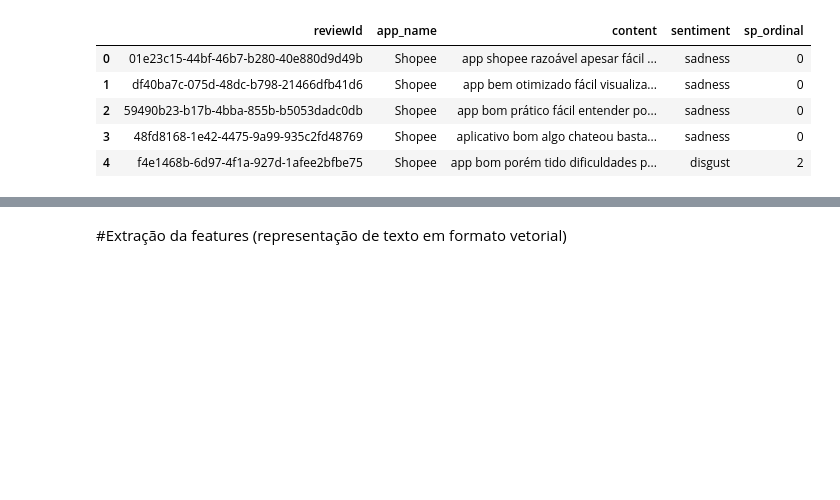
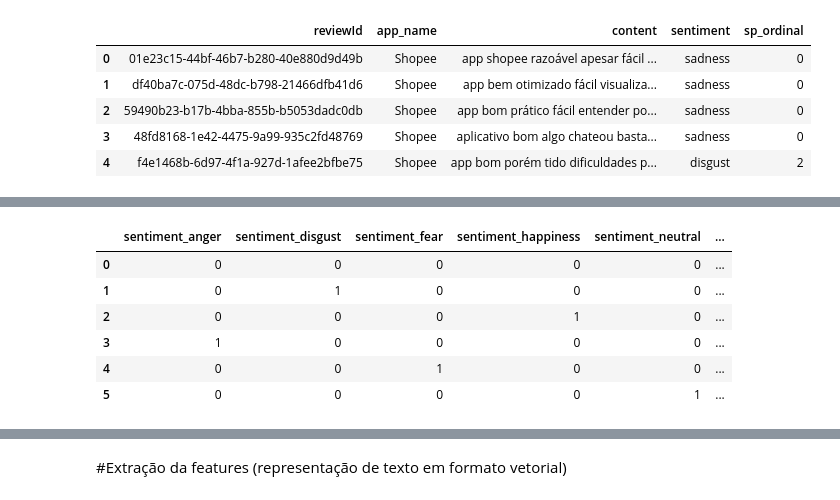
Before and after one commit to Kalidsa/Projeto-de-Minera-o-de-Textos---CDII, a Jupyter notebook: Mineração_de_textos.ipynb, the cells around one changed output, grey strips where cells are left out. Cells and saved outputs as stored; diff of their text form; code cells hidden in the pictures; blank space fills up the shorter version.

Commit message:
Realização da transformação de dados da coluna 'sentiment', que é nominal, para uma coluna númerica 'sentiment_binary' utilizando OnehotEncoder do sklearn.preprocessing.

```diff
--- a/Mineração_de_textos.ipynb
+++ b/Mineração_de_textos.ipynb
@@ -283,0 +299,5 @@ See the caveats in the documentation: https://pandas.pydata.org/pandas-docs/stab
+# %%
+sent_val = dados_noticias2['sentiment'].unique()
+
+sent_val_dft = pd.DataFrame(sent_val, columns=['sentiment'])
+sent_val_dft
@@ -283,0 +312,23 @@ See the caveats in the documentation: https://pandas.pydata.org/pandas-docs/stab
+# %%
+from sklearn.preprocessing import OneHotEncoder
+import pandas as pd
+
+sent = {'sentiment':[sent_val[0], sent_val[1],sent_val[2], sent_val[3], sent_val[4],sent_val[5]]}
+sent = pd.DataFrame(sent, columns=['sentiment'])
+
+# Inicializar o OneHotEncoder
+one_hot_encoder = OneHotEncoder(sparse=False)
+one_hot_encoded = one_hot_encoder.fit_transform(sent[['sentiment']]).astype(int)
+
+
+sent_dft = pd.DataFrame(one_hot_encoded, columns=one_hot_encoder.get_feature_names_out(['sentiment']))
+
+sent_dft
+# %% [output]
+|  | sentiment_anger | sentiment_disgust | sentiment_fear | sentiment_happiness | sentiment_neutral | ... |
+| 0 | 0 | 0 | 0 | 0 | 0 | ... |
+| 1 | 0 | 1 | 0 | 0 | 0 | ... |
+| 2 | 0 | 0 | 0 | 1 | 0 | ... |
+| 3 | 1 | 0 | 0 | 0 | 0 | ... |
+| 4 | 0 | 0 | 1 | 0 | 0 | ... |
+| 5 | 0 | 0 | 0 | 0 | 1 | ... |
```
Also changed, not shown: parts of 15 cells of this notebook.
